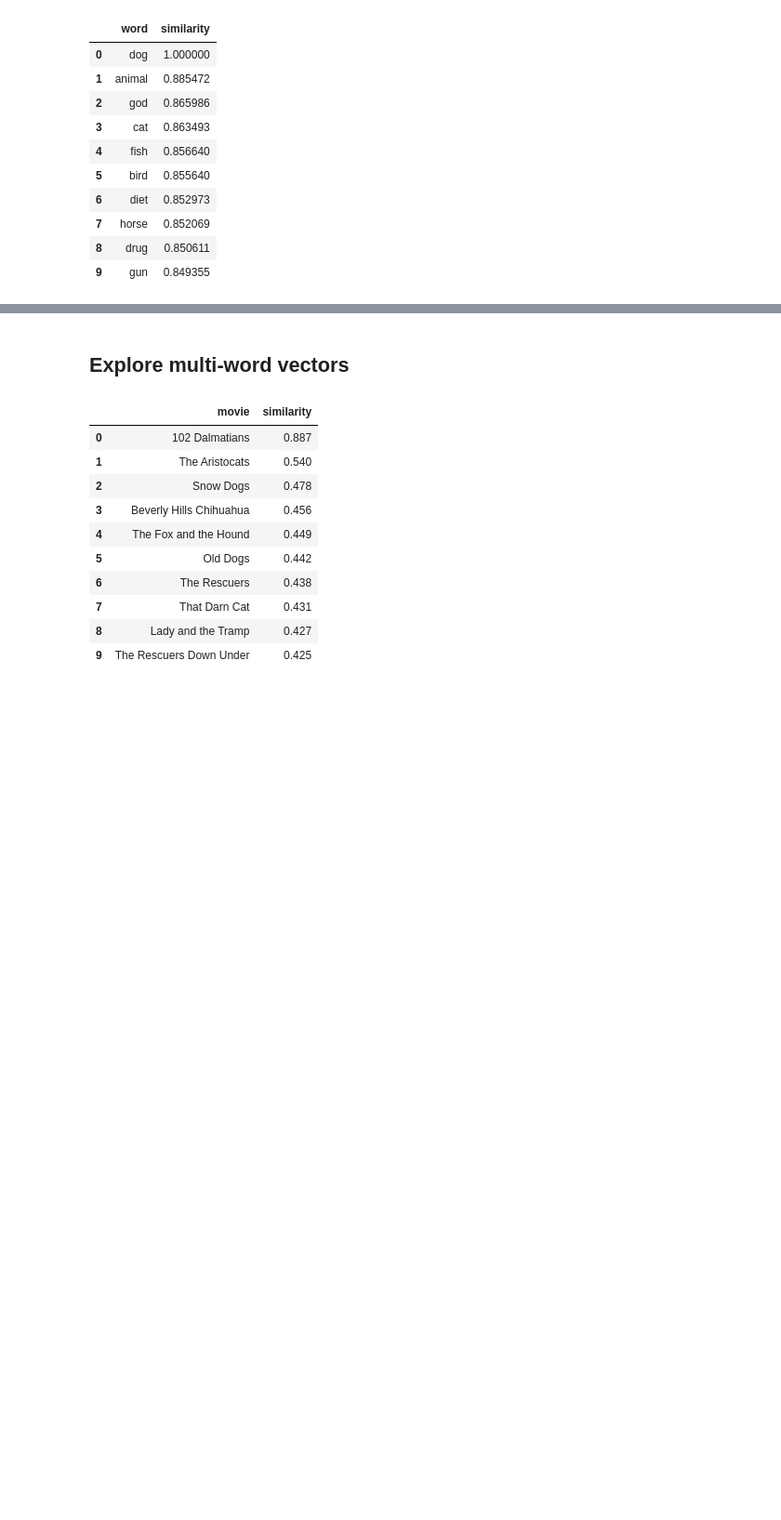
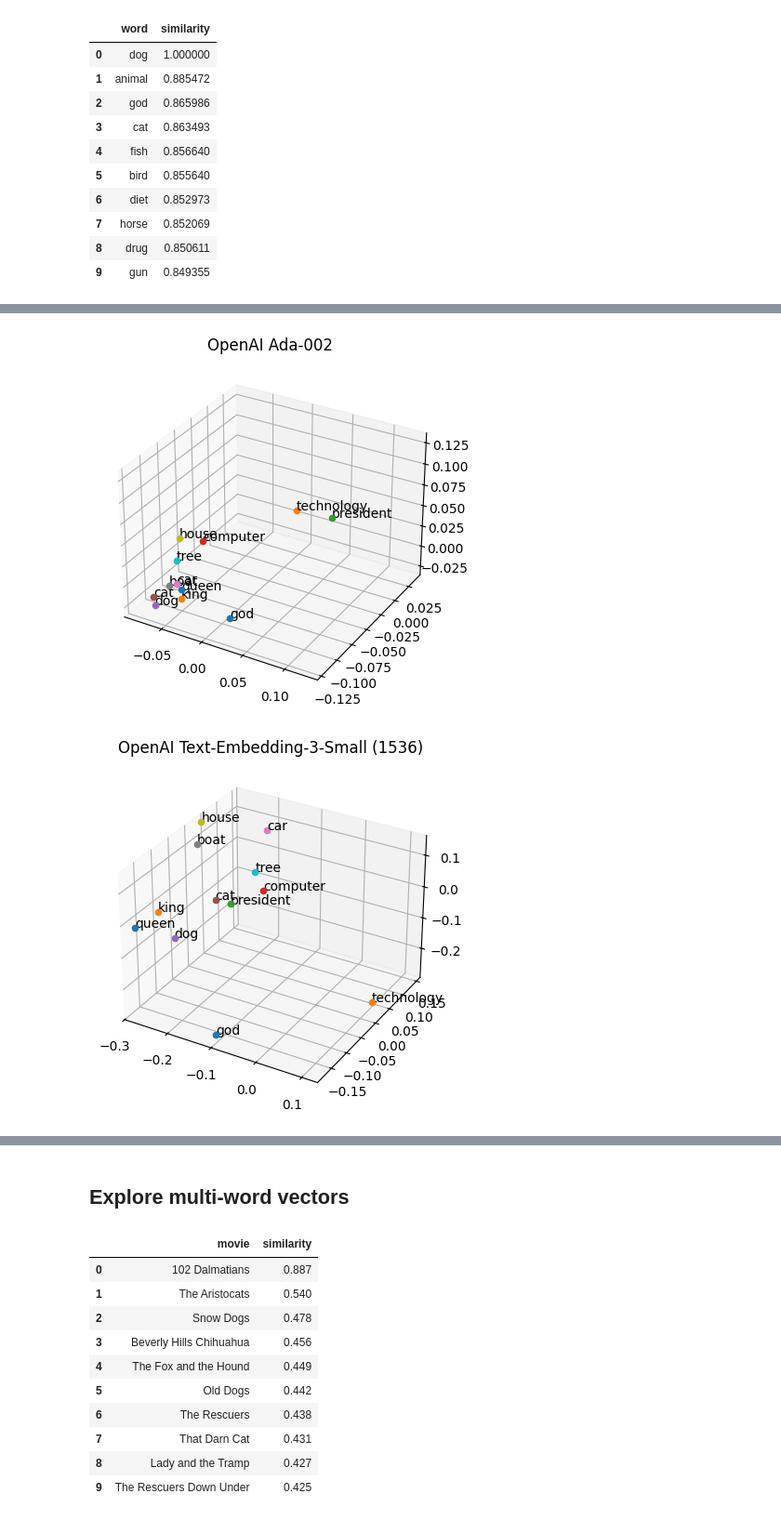
Before and after one commit to madebygps/vector-embeddings-demos, a Jupyter notebook: similarity.ipynb, the cells around one changed output, grey strips where cells are left out. Shown: that part at 93% size. Drawn from its saved outputs; the diff is of its cells as text; code cells hidden in the pictures; blank space fills up the shorter version.

```diff
--- a/similarity.ipynb
+++ b/similarity.ipynb
@@ -198,0 +93,37 @@ most_similar(word, vectors_emb3)
+# %%
+import matplotlib.pyplot as plt
+
+def render_vectors_3d(vectors: dict, title: str):
+    """Render 3-dimensional vectors (key: [,,,]) in a 3D plot"""
+    fig = plt.figure()
+    ax = fig.add_subplot(111, projection='3d')
+    # Plot the vectors as points
+    for key, vector in vectors.items():
+        ax.scatter(vector[0], vector[1], vector[2])
+        ax.text(vector[0], vector[1], vector[2], key)
+
+    # Figure out the max and min values for each dimension
+    min_x = min(v[0] for v in vectors.values())
+    max_x = max(v[0] for v in vectors.values())
+    min_y = min(v[1] for v in vectors.values())
+    max_y = max(v[1] for v in vectors.values())
+    min_z = min(v[2] for v in vectors.values())
+    max_z = max(v[2] for v in vectors.values())
+    ax.set_xlim([min_x, max_x])
+    ax.set_ylim([min_y, max_y])
+    ax.set_zlim([min_z, max_z])
+    ax.set_title(title)
+    plt.show()
+
+
+# Get subset of the vectors for plotting
+words = ['queen', 'king', 'president', 'computer', 'dog', 'cat', 'car', 'boat', 'house', 'tree', 'god', 'technology']
+word_pca_vectors_ada2 = {word: vectors_ada2_pca[word] for word in words}
+word_pca_vectors_emb3 = {word: vectors_emb3_pca[word] for word in words}
+
+# Plot the vectors
+render_vectors_3d(word_pca_vectors_ada2, 'OpenAI Ada-002')
+render_vectors_3d(word_pca_vectors_emb3, 'OpenAI Text-Embedding-3-Small (1536)')
+# %% [output]
+[figure, added]
+[figure, added]
```
Also changed, not shown: parts of 21 cells of this notebook, 5 other files.
